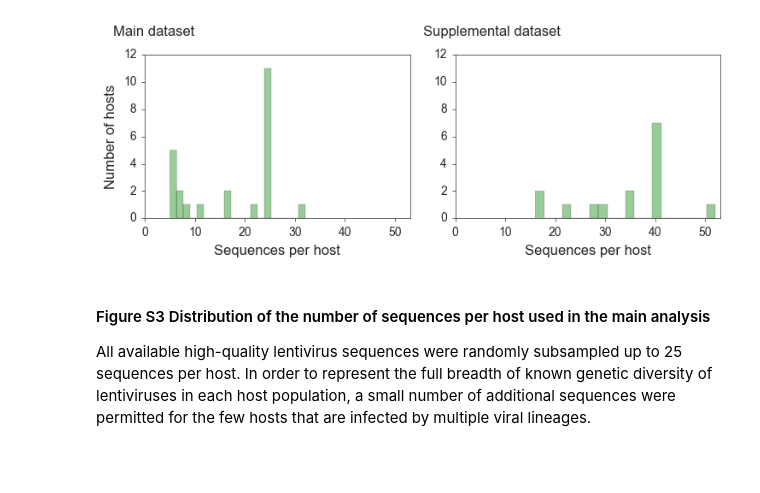
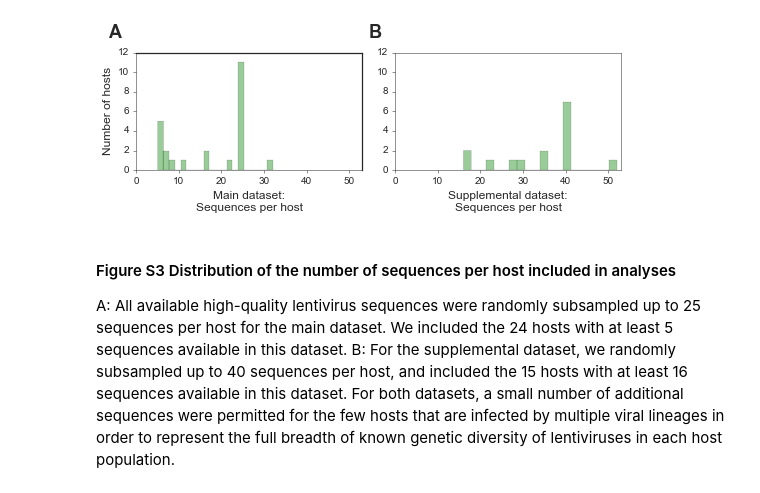
Before and after one commit to blab/siv-cst, a Jupyter notebook: figures/supplement/S3-data_distrib.ipynb, the cells around one changed output. Drawn from its saved outputs; the diff is of its cells as text; code cells hidden in the pictures; blank space fills up the shorter version.

```diff
--- a/figures/supplement/S3-data_distrib.ipynb
+++ b/figures/supplement/S3-data_distrib.ipynb
@@ -7,38 +7,38 @@ sns.set_style('white')
 # %%
 colors = ['w']+['g' for g in range(19)]
 main_counts = [i for i in [1, 25, 25, 7, 25, 25, 25, 6, 6, 11, 22, 5, 1, 5, 17, 7, 2, 6, 16, 3, 1, 25, 24, 1, 3, 32, 8, 25, 25, 25, 2, 25, 4] if i >= 5]
 supplement_counts = [40,27,40,40,40,22,16,16,40,34,52,40,40,34,29]
-fig, (main_ax, supp_ax) = plt.subplots(figsize=(7.5,3), nrows=1, ncols=2, facecolor='w') # Note shared Y axis
+fig, (main_ax, supp_ax) = plt.subplots(figsize=(7.5,3), nrows=1, ncols=2, facecolor='w')
 
 sns.distplot(main_counts, color='g', bins=20, kde=False, ax=main_ax)
 sns.distplot(supplement_counts, color='g', bins=20, kde=False, ax=supp_ax)
 
-main_ax.set_xlabel('Sequences per host', size=12)
-supp_ax.set_xlabel('Sequences per host', size=12)
+main_ax.set_xlabel('Main dataset:\nSequences per host', size=12)
+supp_ax.set_xlabel('Supplemental dataset:\nSequences per host', size=12)
 main_ax.set_ylabel('Number of hosts', size=12)
 supp_ax.set_ylabel(None, visible=False, size=12)
+main_ax.set_title('A', fontsize=18, ha='left', x=-0.12, y=1.08, fontweight='bold')
+supp_ax.set_title('B', fontsize=18, ha='left', x=-0.12, y=1.08, fontweight='bold')
+
 main_ax.set_xlim(0, 53)
 supp_ax.set_xlim(0, 53)
 main_ax.set_ylim(0, 12)
 supp_ax.set_ylim(0, 12)
+
 main_ax.tick_params(axis='both', which='major', labelsize=10, width=0.5, length=3, top="off", right="off")
 supp_ax.tick_params(axis='both', which='major', labelsize=10, width=0.5, length=3, top="off", right="off")
-plt.tight_layout()
+
 main_ax.spines['left'].set_linewidth(0.5)
 main_ax.spines['bottom'].set_linewidth(0.5)
-main_ax.spines['top'].set_linewidth(0.5)
-main_ax.spines['right'].set_linewidth(0.5)
 supp_ax.spines['left'].set_linewidth(0.5)
 supp_ax.spines['bottom'].set_linewidth(0.5)
 supp_ax.spines['top'].set_linewidth(0.5)
 supp_ax.spines['right'].set_linewidth(0.5)
-main_ax.set_title('Main dataset', fontsize=12, ha='left', x=-0.12, y=1.08)
-supp_ax.set_title('Supplemental dataset', fontsize=12, ha='left', x=-0.12, y=1.08)
 
 plt.tight_layout()
-plt.savefig('../png/FigS3_data_distrib.png', bbox_inches='tight', dpi=300)
+plt.savefig('../png/FigS3.png', bbox_inches='tight', dpi=600)
 # %% [output]
-[figure, old version]
+[figure, new version]
 # %% [markdown]
-#### Figure S3 Distribution of the number of sequences per host used in the main analysis
-All available high-quality lentivirus sequences were randomly subsampled up to 25 sequences per host. In order to represent the full breadth of known genetic diversity of lentiviruses in each host population, a small number of additional sequences were permitted for the few hosts that are infected by multiple viral lineages.
+#### Figure S3 Distribution of the number of sequences per host included in analyses
+A: All available high-quality lentivirus sequences were randomly subsampled up to 25 sequences per host for the main dataset. We included the 24 hosts with at least 5 sequences available in this dataset. B: For the supplemental dataset, we randomly subsampled up to 40 sequences per host, and included the 15 hosts with at least 16 sequences available in this dataset. For both datasets, a small number of additional sequences were permitted for the few hosts that are infected by multiple viral lineages in order to represent the full breadth of known genetic diversity of lentiviruses in each host population.
```
Also changed, not shown: 1 other file.
